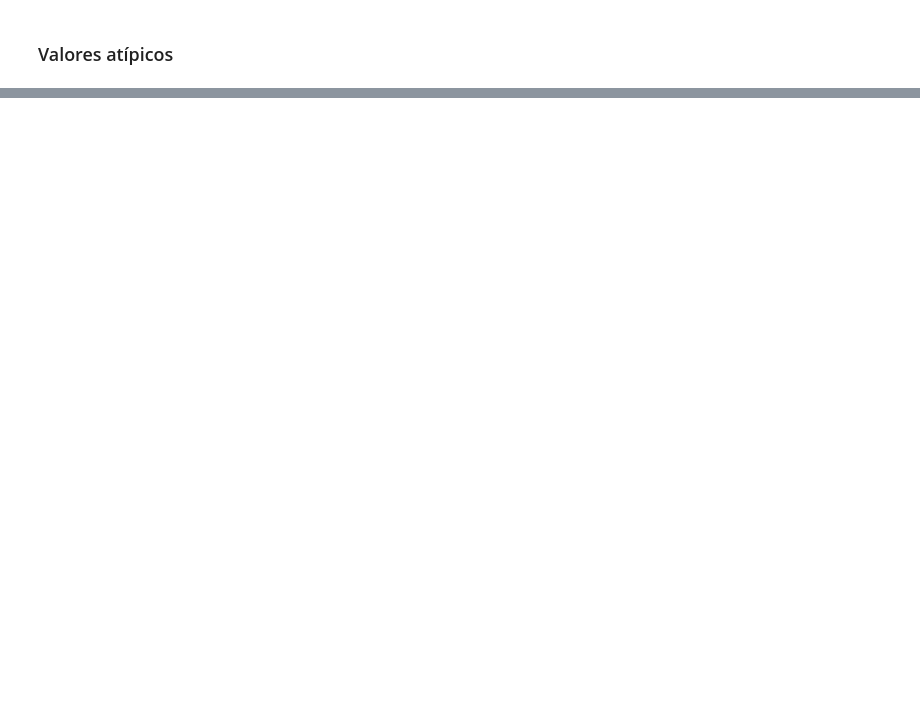
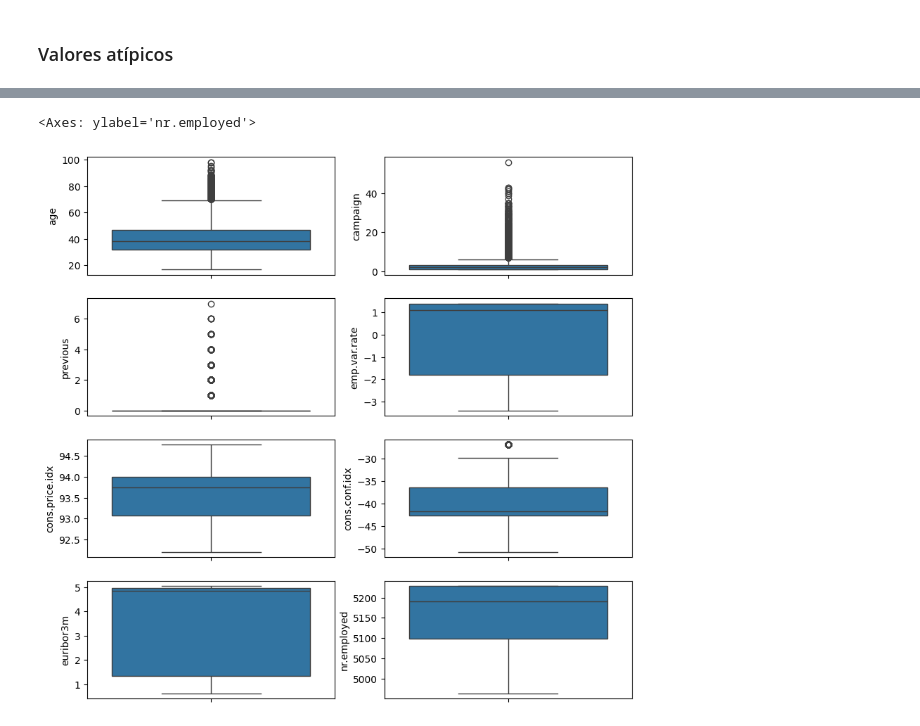
Before and after one commit to 4GeeksAcademy/Ejercicio-y-Tutorial-de-Regresion-Logistica-VLG, a Jupyter notebook: src/explore.ipynb, the cells around one changed output, grey strips where cells are left out. Drawn from its saved outputs; the diff is of its cells as text; code cells hidden in the pictures; blank space fills up the shorter version.

```diff
--- a/src/explore.ipynb
+++ b/src/explore.ipynb
@@ -372,0 +385,14 @@ sns.pairplot(data = df)
+# %%
+fig, axis = plt.subplots(4, 2, figsize = (10, 10))
+
+sns.boxplot(ax = axis[0, 0], data = df, y = "age")
+sns.boxplot(ax = axis[0, 1], data = df, y = "campaign")
+sns.boxplot(ax = axis[1, 0], data = df, y = "previous")
+sns.boxplot(ax = axis[1, 1], data = df, y = "emp.var.rate")
+sns.boxplot(ax = axis[2, 0], data = df, y = "cons.price.idx")
+sns.boxplot(ax = axis[2, 1], data = df, y = "cons.conf.idx")
+sns.boxplot(ax = axis[3, 0], data = df, y = "euribor3m")
+sns.boxplot(ax = axis[3, 1], data = df, y = "nr.employed")
+# %% [output]
+<Axes: ylabel='nr.employed'>
+[figure, added]
```
Also changed, not shown: parts of 15 cells of this notebook.
